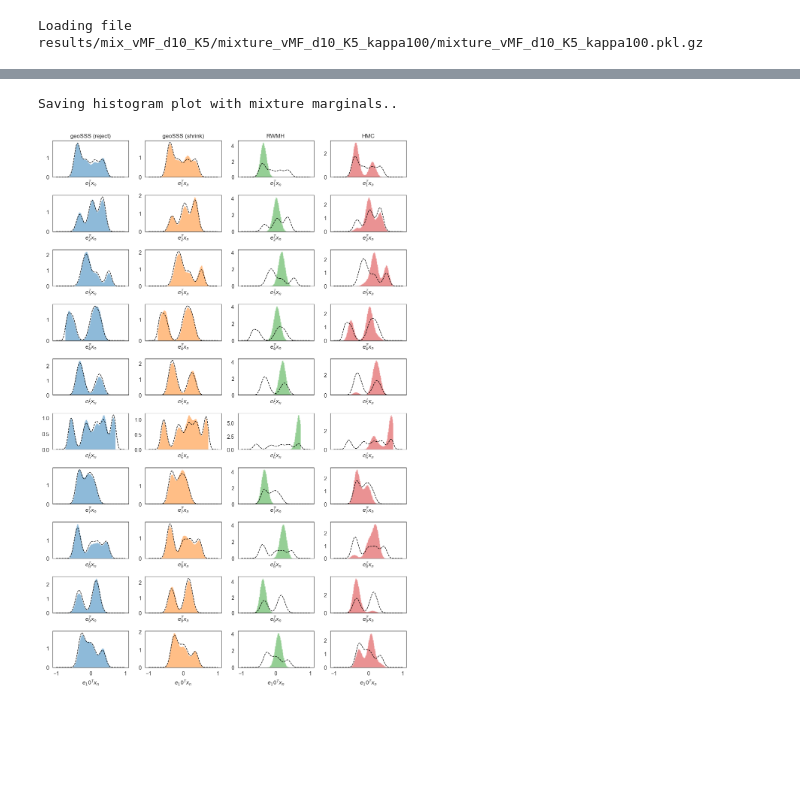
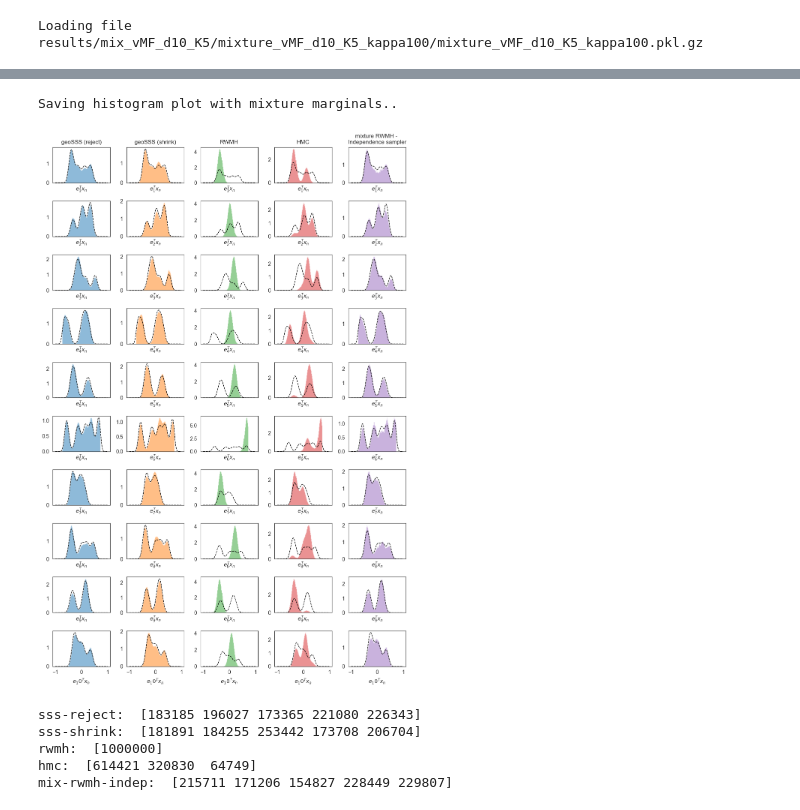
Before and after one commit to microscopic-image-analysis/geosss, a Jupyter notebook: scripts/visualize_mixture_vMF.ipynb, the cells around one changed output, grey strips where cells are left out. Drawn from its saved outputs; the diff is of its cells as text; code cells hidden in the pictures; blank space fills up the shorter version.

```diff
--- a/scripts/visualize_mixture_vMF.ipynb
+++ b/scripts/visualize_mixture_vMF.ipynb
@@ -71,22 +129,16 @@ Loading file results/mix_vMF_d10_K5/mixture_vMF_d10_K5_kappa100/mixture_vMF_d10_
+# %%
+# updating the `samples` dict corresponding to the best mixing probability
+samples["mix-rwmh-indep"] = samples_mix[f"prob_mix_{best_mix_prob:.1f}"]
 # %%
-# Loading the first run `ind=0` to generate plots in paper
-ind = 0
-samples = runs_samples if isinstance(runs_samples, dict) else runs_samples[ind]
-
 # population of modes
-modes = np.array([p.mu for p in pdf.pdfs])
+# modes = np.array([p.mu for p in pdf.pdfs])
 
 # kl-divergence
 KL = []
 for method in METHODS:
     x = samples[method]
-    m = np.argmax(x @ modes.T, axis=1)
-    i, c = np.unique(m, return_counts=True)
-    p = np.full(len(modes), 1e-100)
-    p[i] = c
-    p[i] /= p.sum()
-    KL.append(p @ np.log(p / pdf.weights))
-
+    kld = compute_kld(x, modes * kappa)
+    KL.append(kld)
 
 # Calculate geodesic distances
 geo_dist_list = []
@@ -110,12 +162,12 @@ for method in METHODS:
 # Combine all DataFrames into one
 df_geo_dist = pd.concat(geo_dist_list, ignore_index=True)
 # %%
-colors = ["tab:blue", "tab:orange", "tab:green", "tab:red"]
+colors = ["tab:blue", "tab:orange", "tab:green", "tab:red", "tab:purple"]
 method_color_dict = dict(zip(METHODS, colors))
 fs = 17
 
 lag = int(8e4)
-fig, axes = plt.subplots(1, 3, figsize=(18, 5))
+fig, axes = plt.subplots(1, 3, figsize=(19, 6))
 ax1 = axes[0]
 for method, color in zip(METHODS, colors):
     # compute autocorrelation for every method
@@ -192,7 +244,7 @@ for i, ax in enumerate(axes, 65):
 # Adjust layout
 fig.tight_layout()
 
-save_acf_kld_dist = False
+save_acf_kld_dist = True
 if save_acf_kld_dist:
     print("Saving ACF-KLD-geodesic distance plot..")
     fig.savefig(f"{subdir}/{filename}_acf_kld_dist.pdf", transparent=True)
@@ -201,0 +254,9 @@ Saving ACF-KLD-geodesic distance plot..
+# %%
+# ac = autocorr(samples["hmc"][:, 0])[:lag]
+
+fig, axes = plt.subplots(1, len(METHODS), figsize=(14, 3), sharey=True)
+for ax, method in zip(axes, METHODS):
+    ax.plot(samples[method][:, 7])
+    ax.set_title(ALGOS[method], fontsize=fs + 1)
+    ax.set_ylabel(r"$e_1^T x_n$")
+fig.tight_layout()
@@ -211,8 +274,6 @@ def hist_plot_mixture_marginals(
     """
     bins = 100
     plt.rc("font", size=fs)
-
-    colors = ["tab:blue", "tab:orange", "tab:green", "tab:red"]
 
     # shows a standard histogram per dimension
     if ndim == 3:
@@ -241,33 +302,47 @@ def hist_plot_mixture_marginals(
             marginals = samples[method][:, d_idx]
             bins = ax.hist(
                 marginals,
                 bins=bins,
                 density=True,
                 alpha=0.5,
                 color=colors[METHODS.index(method)],
                 histtype="stepfilled",
             )[1]
             ax.plot(t, prob_truth, ls="--", c="k", lw=1)
-            ax.set_xlabel(rf"$e_{d_idx + 1}^Tx_n$", fontsize=fs)
+            label_val = d_idx + 1
+            ax.set_xlabel(rf"$e_{label_val}^Tx_n$", fontsize=fs)
 
     for ax, method in zip(rows[0], METHODS):
         ax.set_title(ALGOS[method], fontsize=fs + 1)
     fig.tight_layout()
 
     if save_res:
         print("Saving histogram plot with mixture marginals..")
         fig.savefig(f"{path}/{filename}_hist_marginals.pdf", transparent=True)
 
 
 hist_plot_mixture_marginals(
     pdf,
     samples,
     d,
     subdir,
     filename,
     fs=10,
-    save_res=False,
+    save_res=True,
 )
 # %% [output]
 Saving histogram plot with mixture marginals..
-[figure, old version]
+[figure, new version]
+# %%
+# just diagnosing how many samples correspond to each mode
+for method in METHODS:
+    x = samples[method]
+    m = np.argmax(x @ modes.T, axis=1)
+    i, c = np.unique(m, return_counts=True)
+    print(f"{method}: ", c)
+# %% [output]
+sss-reject:  [183185 196027 173365 221080 226343]
+sss-shrink:  [181891 184255 253442 173708 206704]
+rwmh:  [1000000]
+hmc:  [614421 320830  64749]
+mix-rwmh-indep:  [215711 171206 154827 228449 229807]
```
Also changed, not shown: parts of 8 cells of this notebook.
